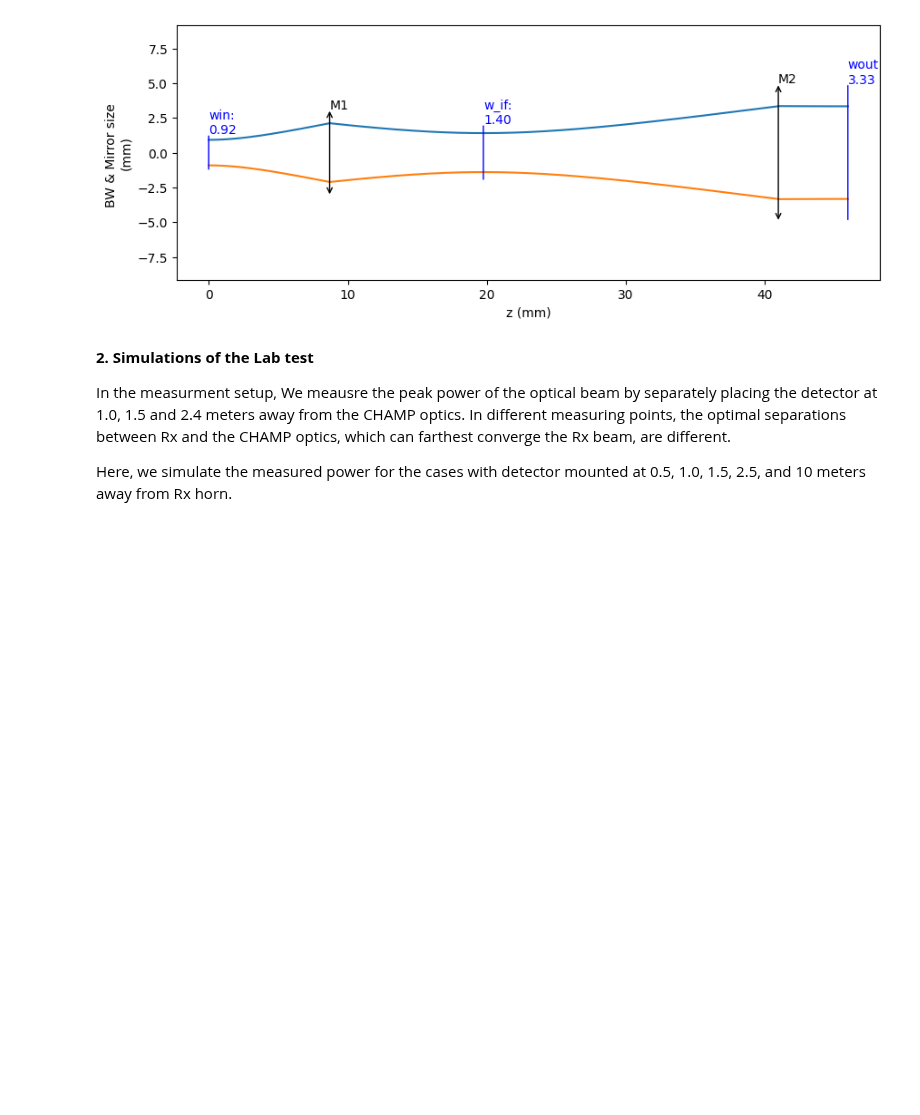
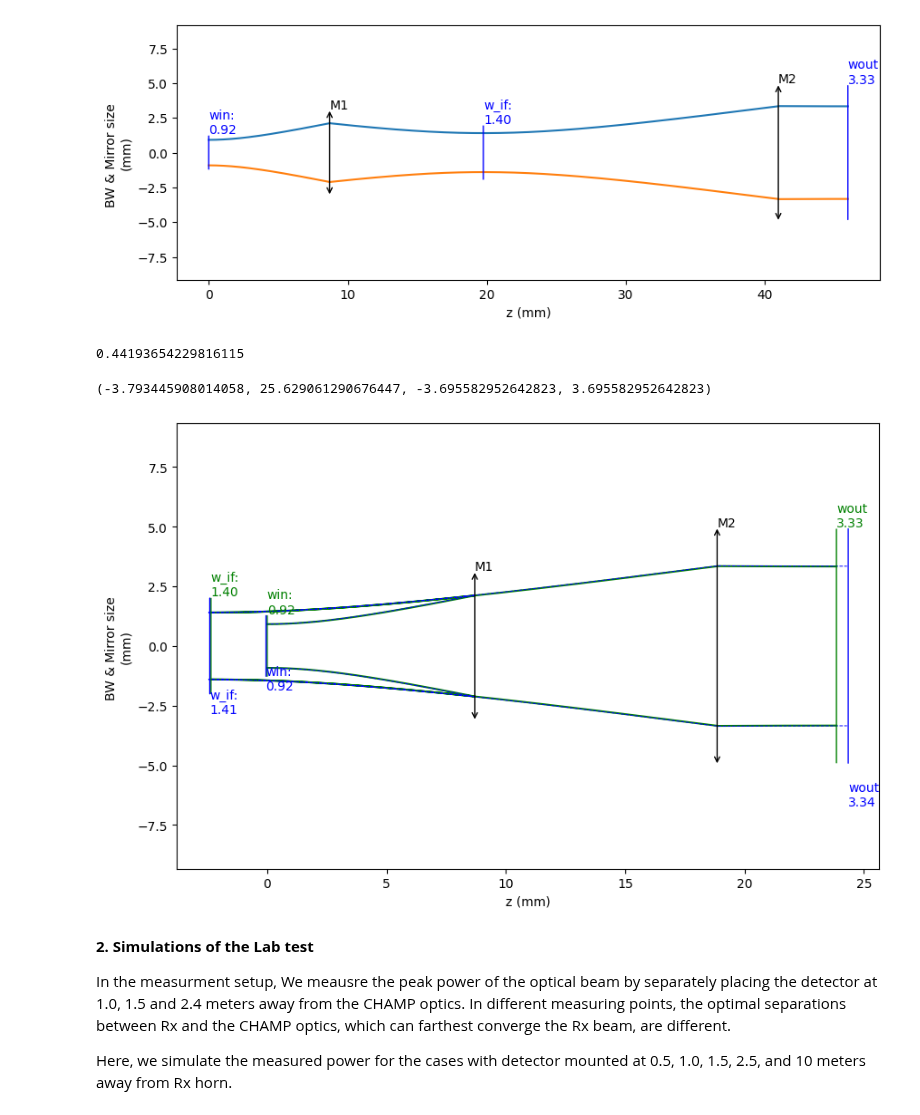
Before and after one commit to XiaodongRencologne/GaussianOptics, a Jupyter notebook: CHAMP_Test_475GHz.ipynb, the cells around one changed output. Cells and saved outputs as stored; diff of their text form; code cells hidden in the pictures; blank space fills up the shorter version.

```diff
--- a/CHAMP_Test_475GHz.ipynb
+++ b/CHAMP_Test_475GHz.ipynb
@@ -76,6 +77,83 @@ plt.axis('equal')
  -3.6812870972237626,
  3.6812870972237626)
 [figure]
+# %%
+
+offset_z=0.05
+M2=ThinLens(win2, din2, f2, Lambda1)
+M1=ThinLens(M2['wout'], Ls-M2['dout'], f1, Lambda1)
+M2_p=ThinLens(win2, din2+offset_z, f2, Lambda1)
+M1_p=ThinLens(M2['wout'], Ls-M2_p['dout'], f1, Lambda1)
+print(M1_p['dout']-M1['dout'])
+
+z2,profile2_in,profile2_out=DrawBeamCountour2(M2,Nin=301,Nout=301,size=2.5,color='b',offset=0)
+z1,profile1_in,profile1_out=DrawBeamCountour2(M1,Nin=301,Nout=301,size=2.5,color='b',offset=z2[-1])
+
+z=np.concatenate((z2,z1))
+profile=np.concatenate((profile2_in,profile2_out,profile1_in,profile1_out))
+fig=plt.figure(figsize=(10,10*5*M1['w_mirror']/(z.max()-z.min())))
+
+plt.plot(z,profile,color='green')
+plt.plot(z,-profile,color='green')
+
+z2_p,profile2_in_p,profile2_out_p=DrawBeamCountour2(M2_p,Nin=301,Nout=301,size=2.5,color='b',offset=-offset_z)
+z1_p,profile1_in_p,profile1_out_p=DrawBeamCountour2(M1_p,Nin=301,Nout=301,size=2.5,color='b',offset=z2_p[-1])
+z_p=np.concatenate((z2_p,z1_p))
+#print(z_p[0])
+profile_p=np.concatenate((profile2_in_p,profile2_out_p,profile1_in_p,profile1_out_p))
+plt.plot(z_p,profile_p,color='blue',linestyle='--',linewidth=0.7)
+plt.plot(z_p,-profile_p,color='blue',linestyle='--',linewidth=0.7)
+
+head_width=1
+head_length=1.5
+linewidth=1
+
+## Mirrors
+color='k'
+plt.annotate('', xy=(M2['din'],M2['w_mirror']*1.5), xytext=(M2['din'],-M2['w_mirror']*1.5), arrowprops=dict(arrowstyle='<->'),color=color)
+plt.text(M2['din'],M2['w_mirror']*1.5,'M1',)
+P_m1=np.array([M2['din'],M2['dout'],M1['din']])
+P_m1=(P_m1).sum()
+plt.annotate('', xy=(P_m1,M1['w_mirror']*1.5), xytext=(P_m1,-M1['w_mirror']*1.5), arrowprops=dict(arrowstyle='<->'),color=color)
+plt.text(P_m1,M1['w_mirror']*1.5,'M2',)
+# set 1
+color='green'
+color_txt='green'
+plt.text(0,M2['win']*1.5,'win:\n'+"{:.2f}".format(M2['win']),color=color_txt)
+plt.annotate('', xy=(0,M2['win']*1.5), xytext=(0,-M2['win']*1.5), arrowprops=dict(arrowstyle='-',color=color))
+#plt.text(M2['din']/2-2,-15,'din:\n'+str(M2['din']))
+d1=np.array([M2['din'],M2['dout']])
+plt.annotate('', xy=((d1).sum(),M2['wout']*1.5), xytext=((d1).sum(),-M2['wout']*1.5), arrowprops=dict(arrowstyle='-',color=color))
+plt.text((d1).sum(),M2['wout']*1.5,'w_if:\n'+"{:.2f}".format(M2['wout']),color=color_txt)
+d2=np.append(d1,np.array([M1['din'],M1['dout']]))
+plt.annotate('', xy=((d2).sum(),M1['wout']*1.5), xytext=((d2).sum(),-M1['wout']*1.5), arrowprops=dict(arrowstyle='-',color=color))
+plt.text((d2).sum(),M1['wout']*1.5,'wout\n'+"{:.2f}".format(M1['wout']),color=color_txt)
+
+# set 2
+color='blue'
+textcolor='b'
+plt.text(-offset_z,-M2_p['win']*2,'win:\n'+"{:.2f}".format(M2_p['win']),color=textcolor)
+plt.annotate('', xy=(-offset_z,M2_p['win']*1.5), xytext=(-offset_z,-M2_p['win']*1.5), arrowprops=dict(arrowstyle='-',color=color))
+#plt.text(M2['din']/2-2,-15,'din:\n'+str(M2['din']))
+d1=np.array([M2_p['din'],M2_p['dout']])
+plt.annotate('', xy=((d1).sum(),M2_p['wout']*1.5), xytext=((d1).sum(),-M2_p['wout']*1.5), arrowprops=dict(arrowstyle='-',color=color))
+plt.text((d1).sum(),-M2_p['wout']*2,'w_if:\n'+"{:.2f}".format(M2_p['wout']),color=textcolor)
+d2=np.append(d1,np.array([M1_p['din'],M1_p['dout']]))
+plt.annotate('', xy=((d2).sum(),M1_p['wout']*1.5), xytext=((d2).sum(),-M1_p['wout']*1.5), arrowprops=dict(arrowstyle='-',color=color))
+plt.text((d2).sum(),-M1_p['wout']*2,'wout\n'+"{:.2f}".format(M1_p['wout']),color=textcolor)
+
+
+
+
+
+
+plt.xlabel('z (mm)',fontsize=10)
+plt.ylabel('BW & Mirror size \n(mm)',fontsize=10)
+plt.axis('equal')
+# %% [output]
+0.44193654229816115
+(-3.793445908014058, 25.629061290676447, -3.695582952642823, 3.695582952642823)
+[figure, added]
 # %% [markdown]
 **2.  Simulations of the Lab test**
 
```
Also changed, not shown: parts of 2 cells of this notebook, 19 other files.
